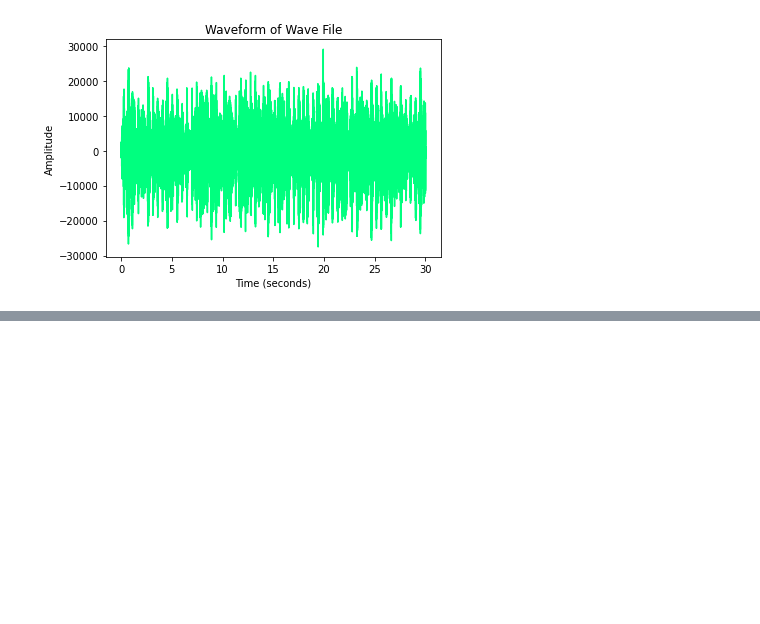
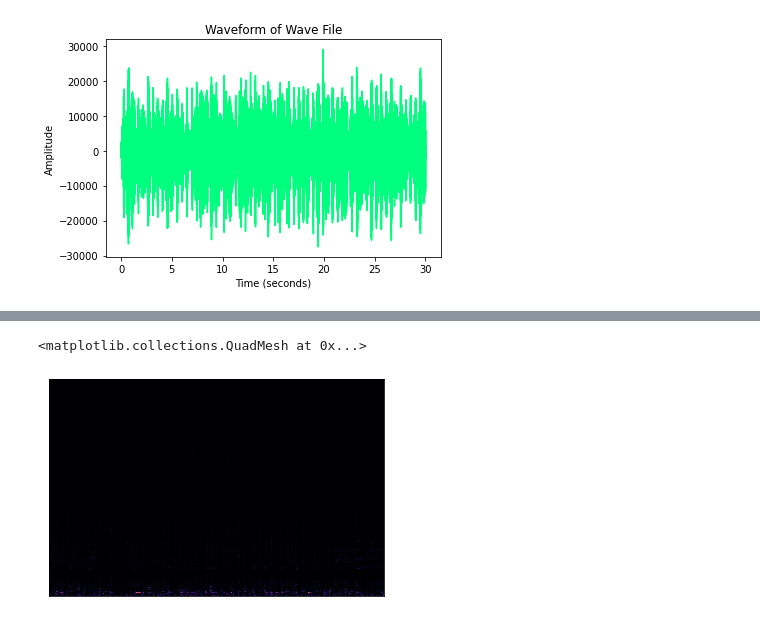
Before and after one commit to deanihou/music-Genre, a Jupyter notebook: data_collection.ipynb, the cells around one changed output, grey strips where cells are left out. Saved outputs shown, nothing was run; the diff lists cells and outputs as text; code cells hidden in the pictures; blank space fills up the shorter version.

```diff
--- a/data_collection.ipynb
+++ b/data_collection.ipynb
@@ -114,0 +119,41 @@ graph_spectrogram(r"C:\Users\DM Espinosa\Desktop\music-Genre\data\Data\genres_or
+# %%
+# step1 - converting a wav file to numpy array and then converting that to mel-spectrogram
+my_audio_as_np_array, my_sample_rate= librosa.load(r"C:\Users\DM Espinosa\Desktop\music-Genre\data\Data\genres_original\jazz\jazz.00000.wav")
+
+# step2 - converting audio np array to spectrogram
+spec = librosa.feature.melspectrogram(y=my_audio_as_np_array,
+                                        sr=my_sample_rate,
+                                            n_fft=2048,
+                                            hop_length=512,
+                                            win_length=None,
+                                            window='hann',
+                                            center=True,
+                                            pad_mode='reflect',
+                                            power=2.0,
+                                     n_mels=128)
+
+# step3 converting mel-spectrogram back to wav file
+res = librosa.feature.inverse.mel_to_audio(spec,
+                                           sr=my_sample_rate,
+                                           n_fft=2048,
+                                           hop_length=512,
+                                           win_length=None,
+                                           window='hann',
+                                           center=True,
+                                           pad_mode='reflect',
+                                           power=2.0,
+                                           n_iter=32)
+# %%
+AUDIO_FILE = r"C:\Users\DM Espinosa\Desktop\music-Genre\data\Data\genres_original\blues\blues.00000.wav"
+samples, sample_rate = librosa.load(AUDIO_FILE, sr=None)
+
+sgram = librosa.stft(samples)
+librosa.display.specshow(sgram)
+
+# use the mel-scale instead of raw frequency
+sgram_mag, _ = librosa.magphase(sgram)
+mel_scale_sgram = librosa.feature.melspectrogram(S=sgram_mag, sr=sample_rate)
+librosa.display.specshow(mel_scale_sgram)
+# %% [output]
+<matplotlib.collections.QuadMesh at 0x...>
+[figure, added]
```
Also changed, not shown: parts of 4 cells of this notebook, 2 other files.
